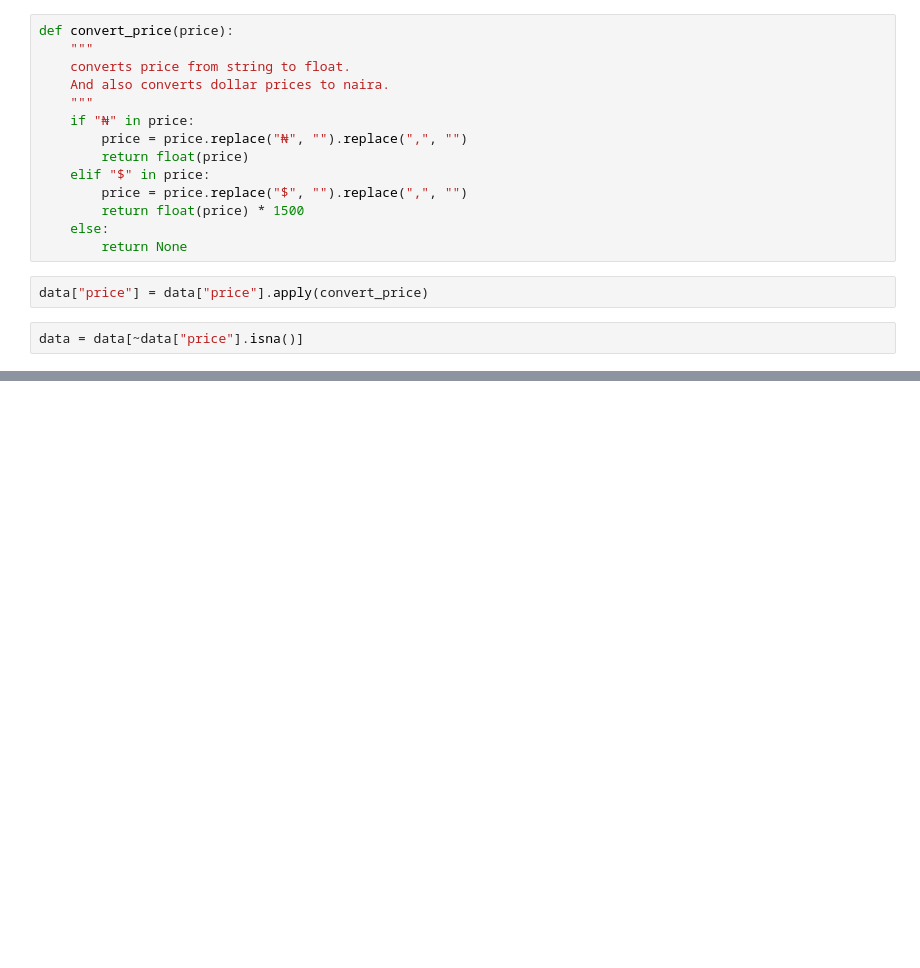
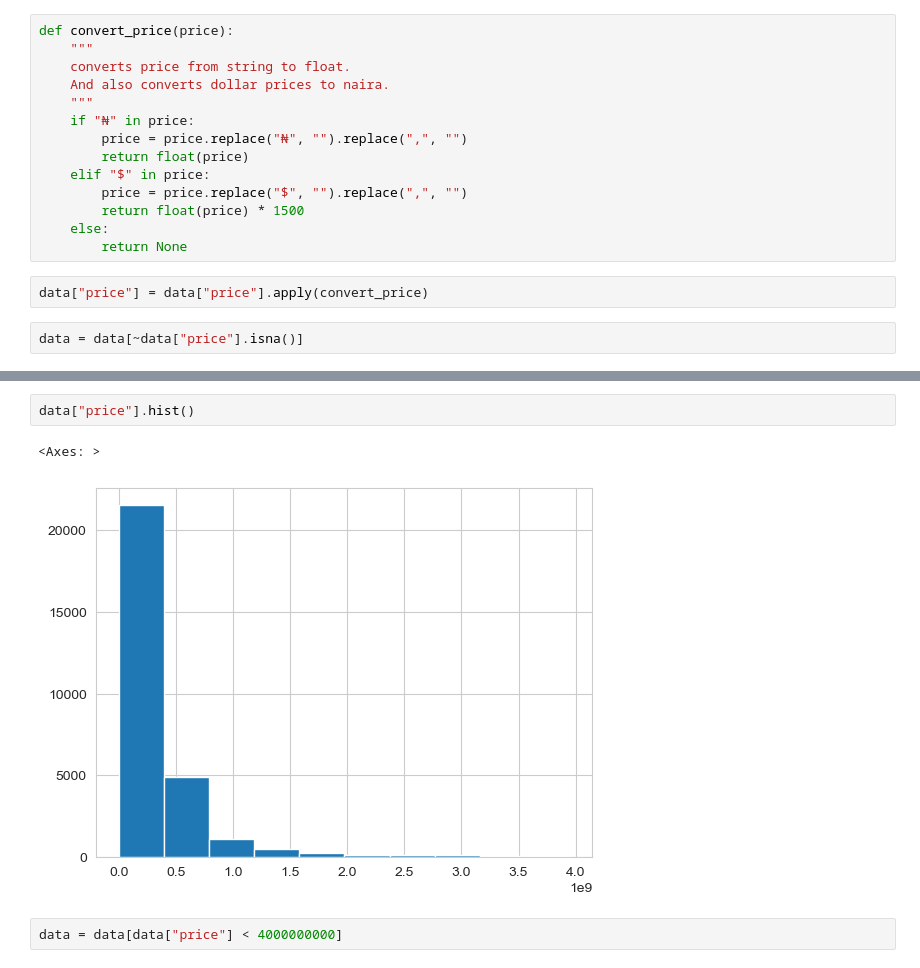
Before and after one commit to kingksjo/ng_houses, a Jupyter notebook: houses_analysis.ipynb, the cells around one changed output, grey strips where cells are left out. Saved outputs shown, nothing was run; the diff lists cells and outputs as text; blank space fills up the shorter version.

```diff
--- a/houses_analysis.ipynb
+++ b/houses_analysis.ipynb
@@ -178,0 +224,7 @@ data = data[~data["price"].isna()]
+# %%
+data["price"].hist()
+# %% [output]
+<Axes: >
+[figure, added]
+# %%
+data = data[data["price"] < 4000000000]
```
Also changed, not shown: parts of 12 cells of this notebook.
